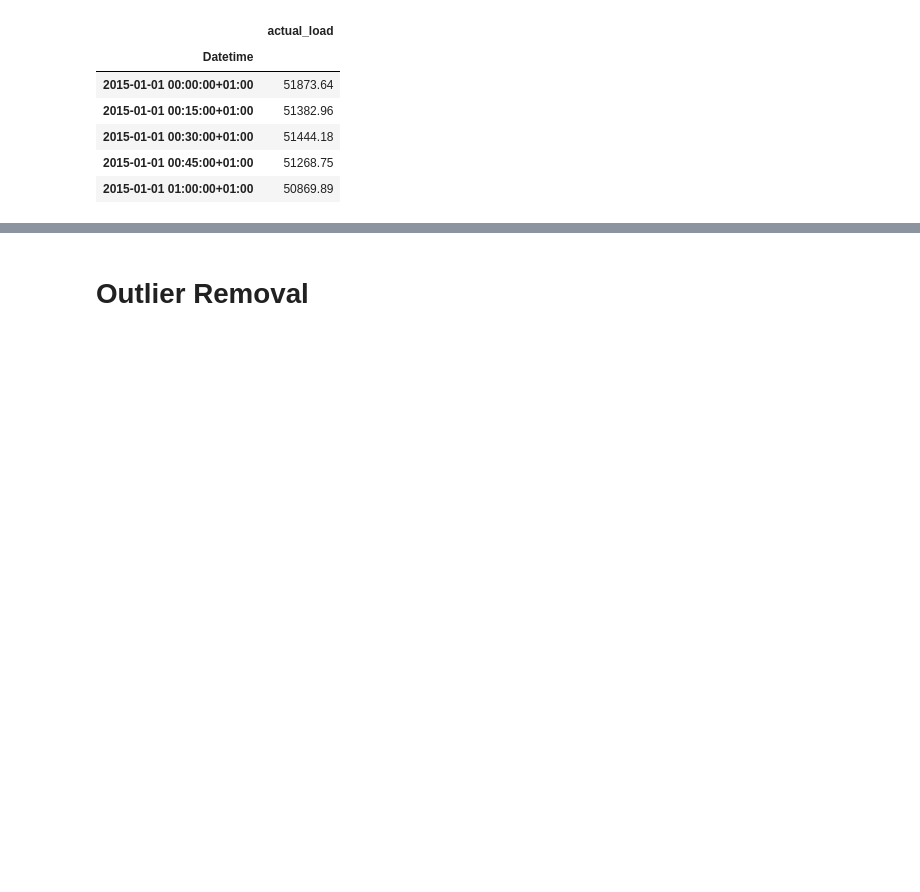
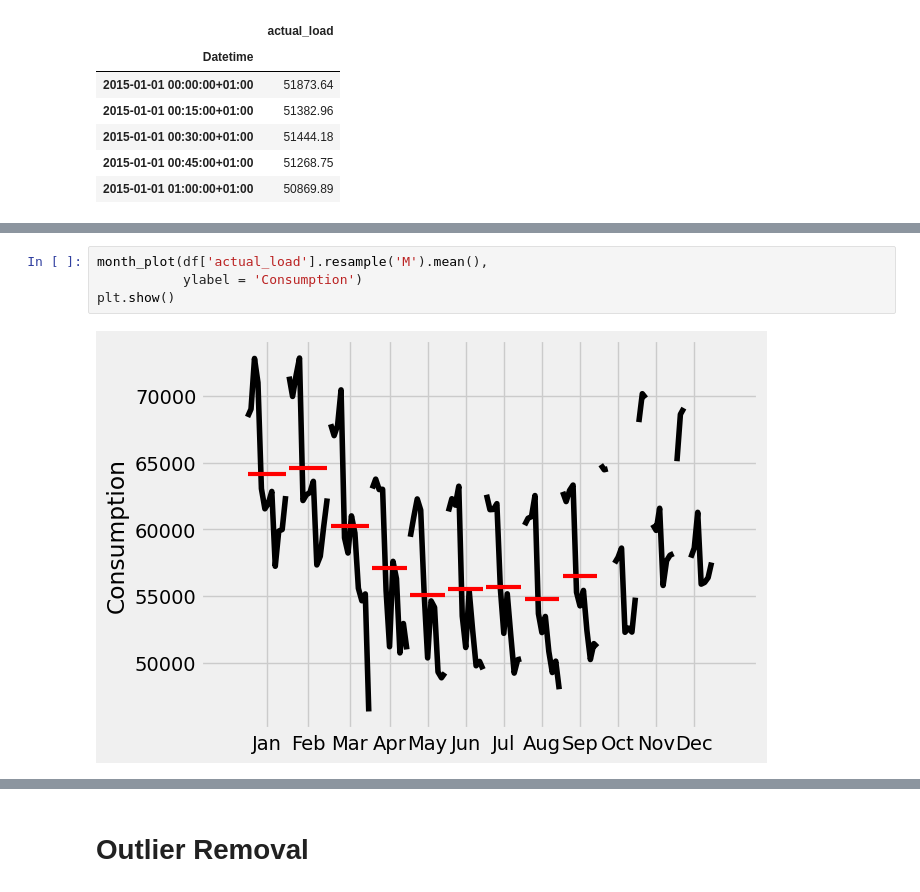
Before and after one commit to samithcsachi/Kaggle_Notebooks, a Jupyter notebook: time-series-forecasting-with-xgboost.ipynb, the cells around one changed output, grey strips where cells are left out. Cells and saved outputs as stored; diff of their text form; blank space fills up the shorter version.

```diff
--- a/time-series-forecasting-with-xgboost.ipynb
+++ b/time-series-forecasting-with-xgboost.ipynb
@@ -46,0 +57,6 @@ df.head()
+# %%
+month_plot(df['actual_load'].resample('M').mean(),
+           ylabel = 'Consumption')
+plt.show()
+# %% [output]
+[figure, added]
```
Also changed, not shown: parts of 16 cells of this notebook.
